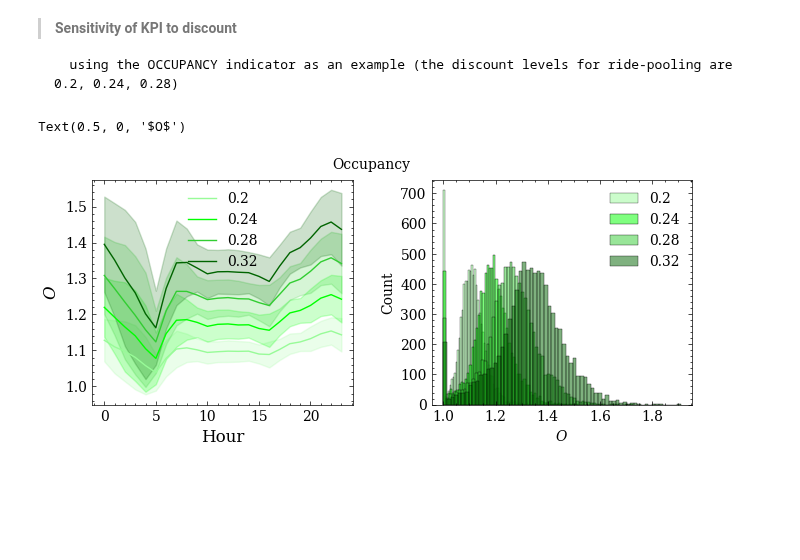
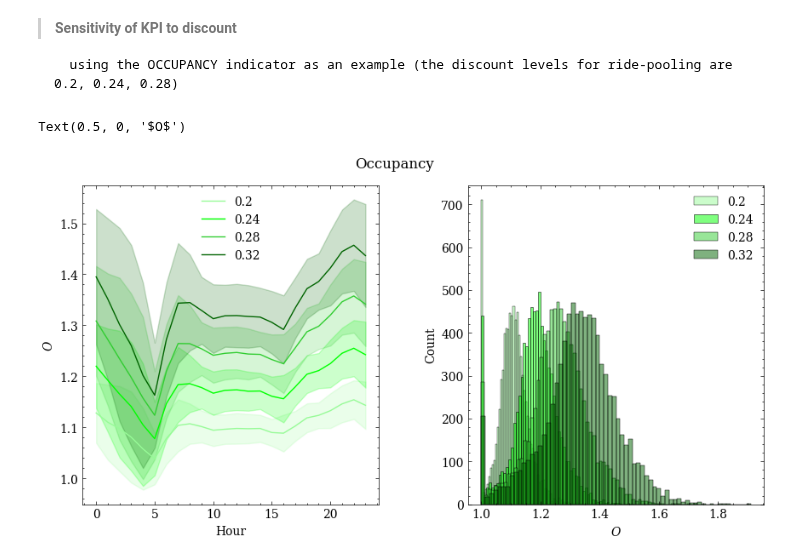
Before and after one commit to OlhaShulikaUJ/ExMAS-plotting, a Jupyter notebook: NYC KPI DA.ipynb, the cells around one changed output. Saved outputs shown, nothing was run; the diff lists cells and outputs as text; code cells hidden in the pictures; blank space fills up the shorter version.

```diff
--- a/NYC KPI DA.ipynb
+++ b/NYC KPI DA.ipynb
@@ -327,10 +327,10 @@ df['hour'] = df.Start_time.dt.hour
 # %%
 from cycler import cycler
 # %%
-fig, axes = plt.subplots(1,2, figsize = (6,3))
+fig, axes = plt.subplots(1,2, figsize = (8,5))
 axes = axes.flatten()
 
-plt.suptitle('Occupancy', x=0.5, y=0.95, ha='left', va='center', fontsize=10) # Occupancy with standard deviation. Working day
+plt.suptitle('Occupancy', x=0.5, y=0.95, ha='left', va='center', fontsize=12) # Occupancy with standard deviation. Working day
 plt.subplots_adjust(left=0.1,
                     bottom=0.15,
                     right=1.1,
@@ -346,33 +346,33 @@ to_plot = df1[(df1.shared_discount == 0.24)]
 sns.lineplot(data = to_plot, x = 'hour', y = 'Occupancy', label = '0.24',
                  ax = ax, color='lime', errorbar ='sd', linewidth=1.0)
 to_plot = df1[(df1.shared_discount == 0.28)]
 sns.lineplot(data = to_plot, x = 'hour', y = 'Occupancy', label = '0.28',
                  ax = ax, color='limegreen', errorbar ='sd', linewidth=1.0)
 to_plot = df[(df.shared_discount == 0.32)]
 sns.lineplot(data = to_plot, x = 'hour', y = 'Occupancy', label = '0.32',
                  ax = ax, color='darkgreen', errorbar ='sd', linewidth=1.0)
-ax.set_ylabel("$O$", fontsize=12)
-ax.set_xlabel("Hour", fontsize=12)
+ax.set_ylabel("$O$", fontsize=10)
+ax.set_xlabel("Hour", fontsize=10)
 ax.legend(loc='upper center')
 
 ax=axes[1]
 to_plot = df1[(df1.shared_discount == 0.2)]
 sns.histplot(data = to_plot, x = 'Occupancy', hue = 'shared_discount',
              palette=['palegreen'], label = '0.2',ax = ax)
 to_plot = df1[(df1.shared_discount == 0.24)]
 sns.histplot(data = to_plot, x = 'Occupancy', hue = 'shared_discount',
              palette=['lime'], label = '0.24',ax = ax)
 to_plot = df1[(df1.shared_discount == 0.28)]
 sns.histplot(data = to_plot, x = 'Occupancy', hue = 'shared_discount',
              palette=['limegreen'], label = '0.28', ax = ax)
 to_plot = df[(df.shared_discount == 0.32)]
 sns.histplot(data = to_plot, x = 'Occupancy', hue = 'shared_discount',
              palette=['darkgreen'], label = '0.32', ax = ax)
 legend = ax.get_legend()
 handles = legend.legendHandles
 legend.remove()
 ax.legend(('0.2', '0.24', '0.28', '0.32'), loc='upper right')
 ax.set_xlabel("$O$", fontsize=10)
 # %% [output]
 Text(0.5, 0, '$O$')
-[figure, old version]
+[figure, new version]
```
